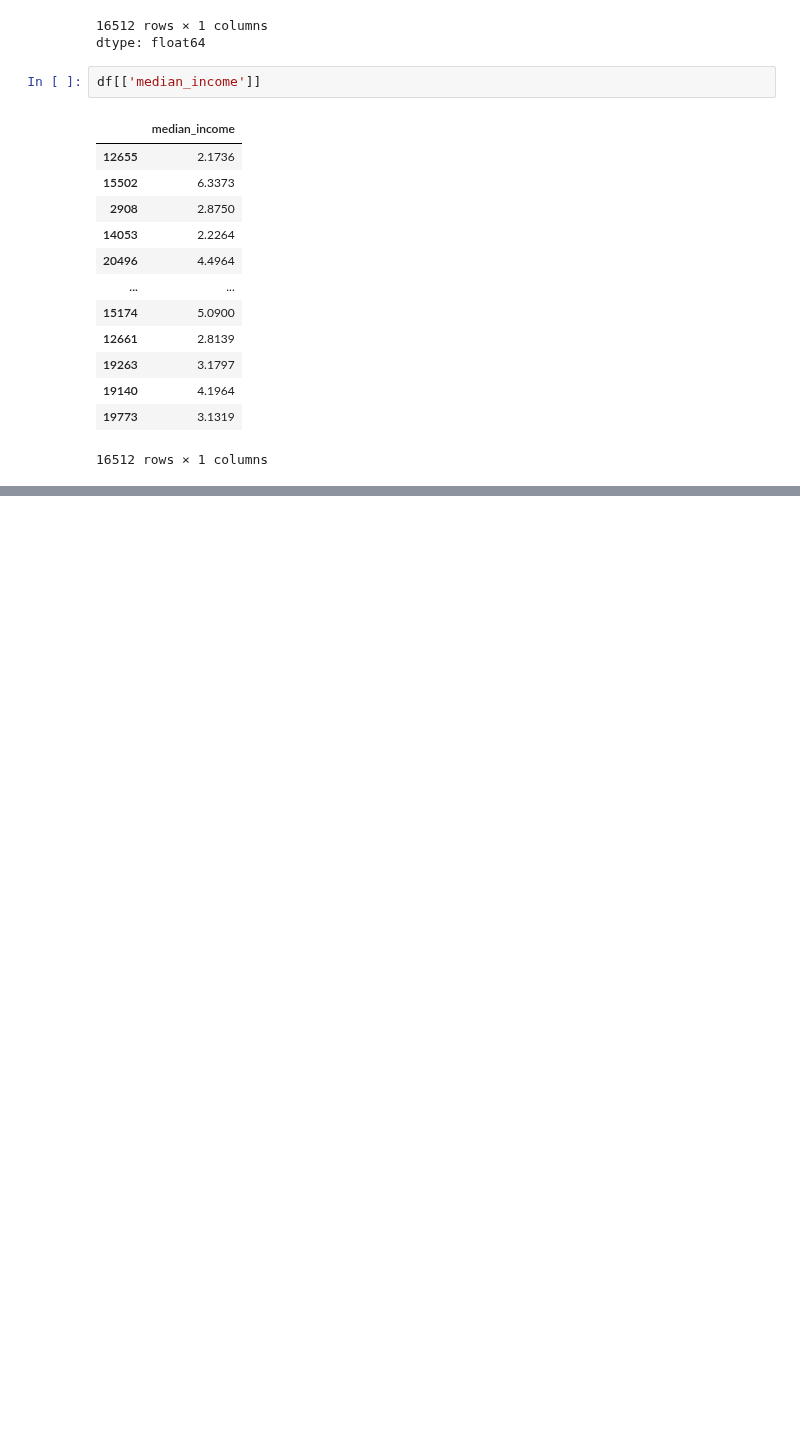
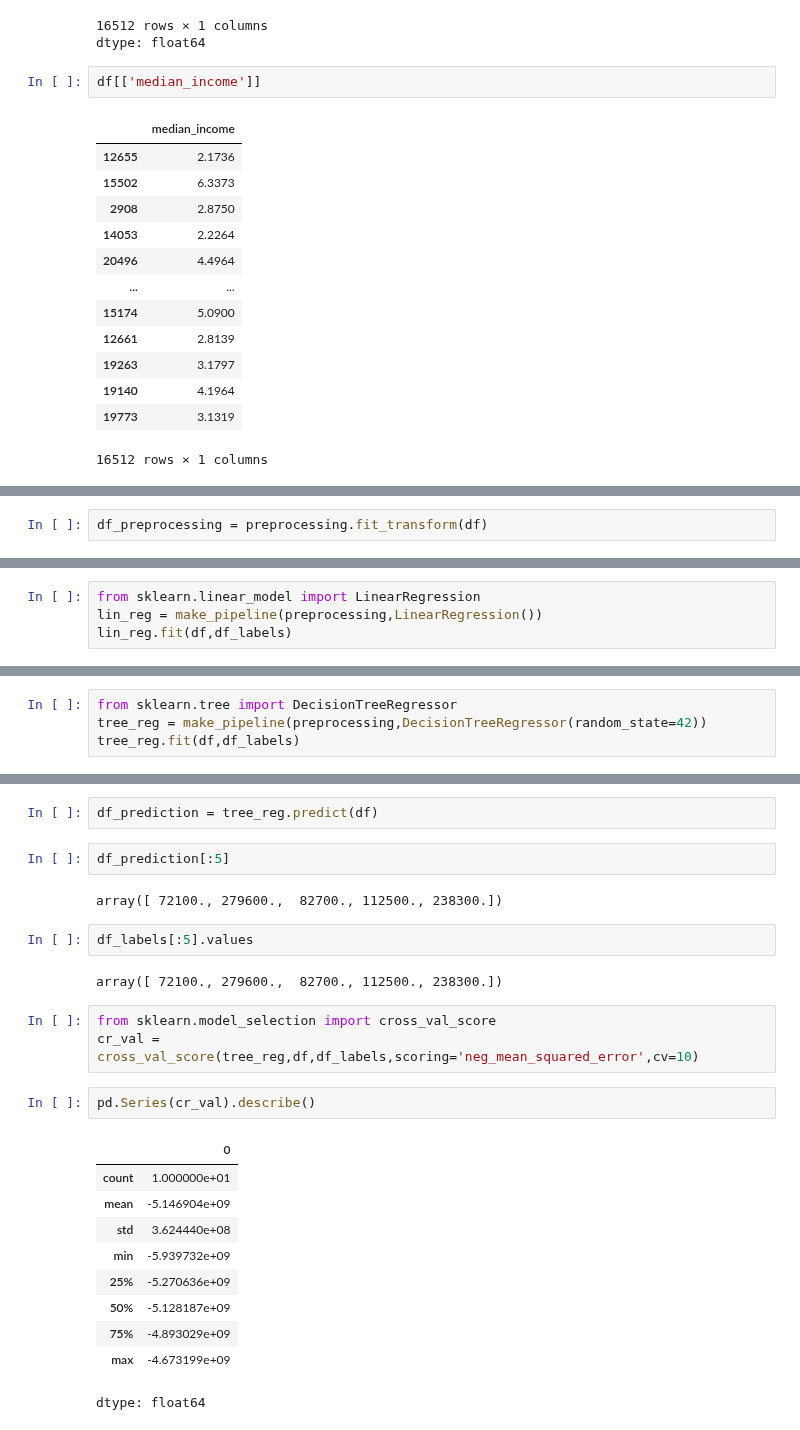
Before and after one commit to Shikaaaaaaaaa/Ahmedfathy.com, a Jupyter notebook: California_Housing_prices.ipynb, the cells around one changed output, grey strips where cells are left out. Saved outputs shown, nothing was run; the diff lists cells and outputs as text; blank space fills up the shorter version.

```diff
--- a/California_Housing_prices.ipynb
+++ b/California_Housing_prices.ipynb
@@ -330,0 +391,2 @@ df[['median_income']]
+# %%
+df_preprocessing = preprocessing.fit_transform(df)
@@ -330,0 +416,4 @@ df[['median_income']]
+# %%
+from sklearn.linear_model import LinearRegression
+lin_reg = make_pipeline(preprocessing,LinearRegression())
+lin_reg.fit(df,df_labels)
@@ -330,0 +457,4 @@ df[['median_income']]
+# %%
+from sklearn.tree import DecisionTreeRegressor
+tree_reg = make_pipeline(preprocessing,DecisionTreeRegressor(random_state=42))
+tree_reg.fit(df,df_labels)
@@ -330,0 +477,26 @@ df[['median_income']]
+# %%
+df_prediction = tree_reg.predict(df)
+# %%
+df_prediction[:5]
+# %% [output]
+array([ 72100., 279600.,  82700., 112500., 238300.])
+# %%
+df_labels[:5].values
+# %% [output]
+array([ 72100., 279600.,  82700., 112500., 238300.])
+# %%
+from sklearn.model_selection import cross_val_score
+cr_val = cross_val_score(tree_reg,df,df_labels,scoring='neg_mean_squared_error',cv=10)
+# %%
+pd.Series(cr_val).describe()
+# %% [output]
+|  | 0 |
+| count | 1.000000e+01 |
+| mean | -5.146904e+09 |
+| std | 3.624440e+08 |
+| min | -5.939732e+09 |
+| 25% | -5.270636e+09 |
+| 50% | -5.128187e+09 |
+| 75% | -4.893029e+09 |
+| max | -4.673199e+09 |
+dtype: float64
```
Also changed, not shown: parts of 30 cells of this notebook.
